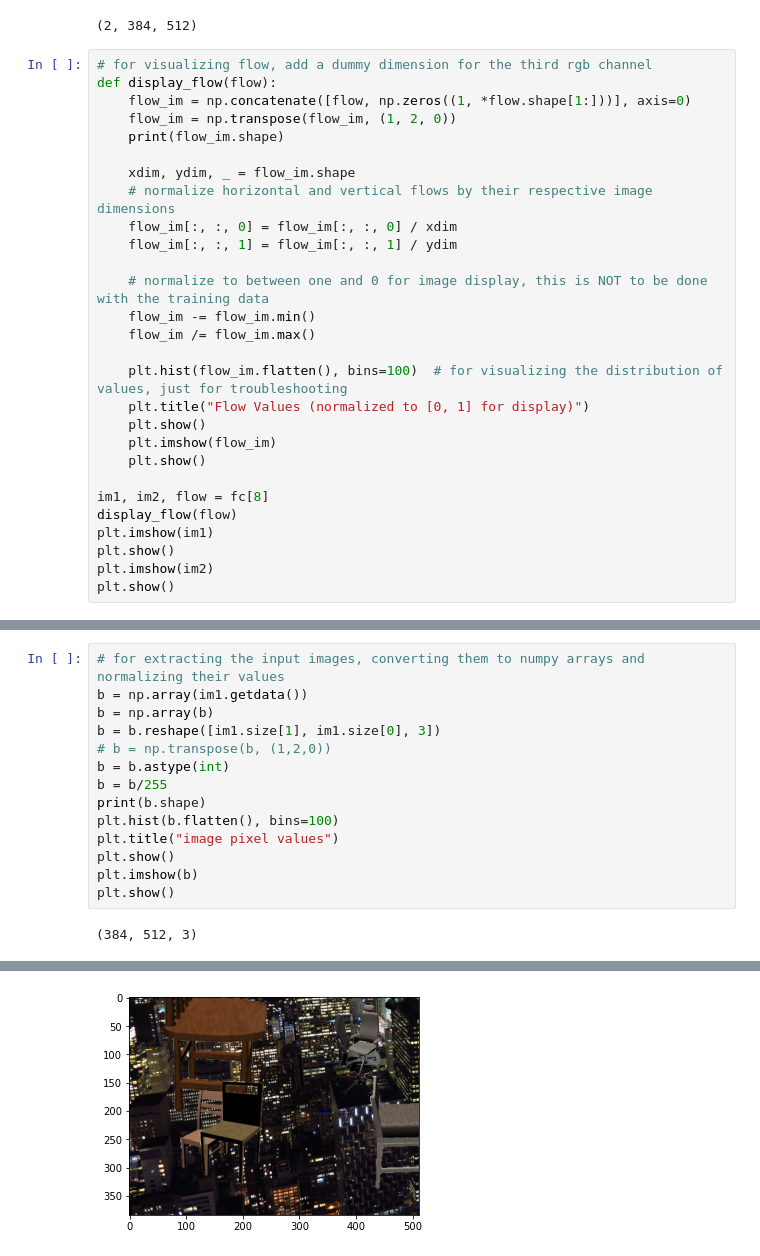
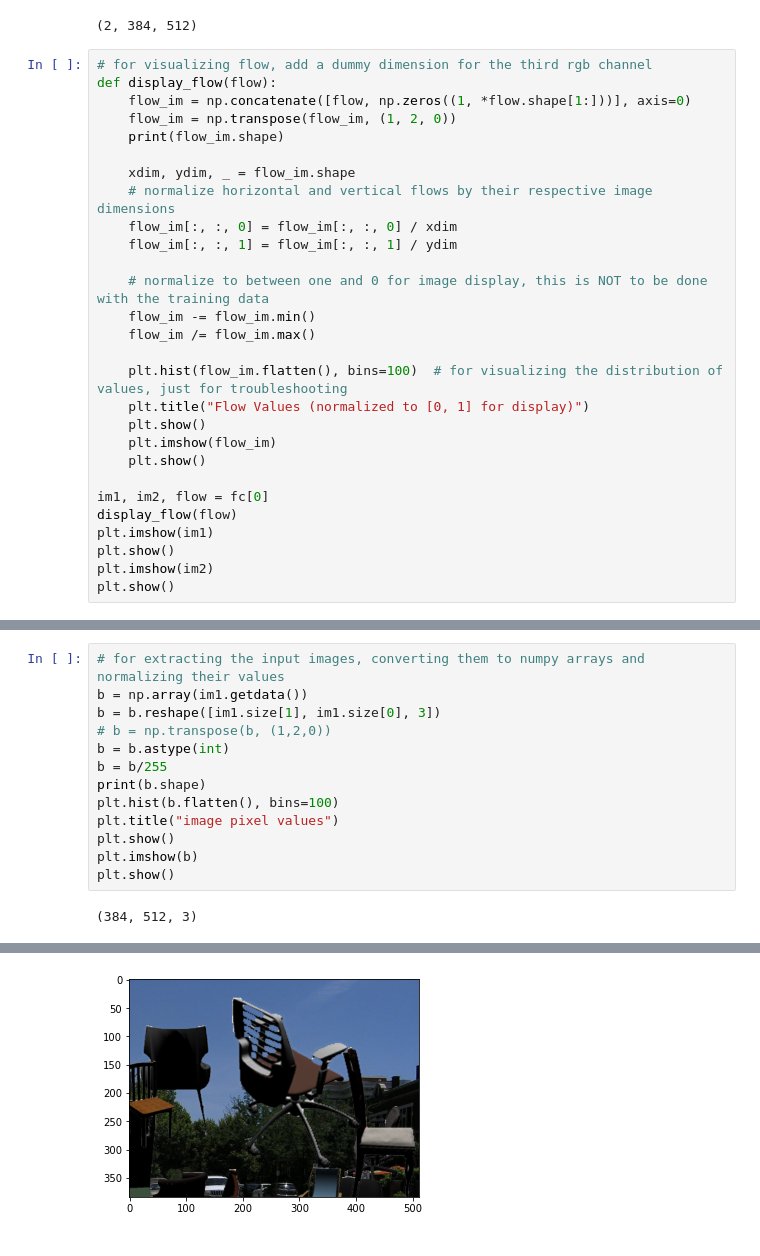
Before and after one commit to alexander-paskal/flowbots, a Jupyter notebook: flying_chairs_dataset.ipynb, the cells around one changed output, grey strips where cells are left out. Saved outputs shown, nothing was run; the diff lists cells and outputs as text.

```diff
--- a/flying_chairs_dataset.ipynb
+++ b/flying_chairs_dataset.ipynb
@@ -56,7 +56,7 @@ def display_flow(flow):
     plt.imshow(flow_im)
     plt.show()
 
-im1, im2, flow = fc[8]
+im1, im2, flow = fc[0]
 display_flow(flow)
 plt.imshow(im1)
 plt.show()
@@ -71,7 +71,6 @@ plt.show()
 # %%
 # for extracting the input images, converting them to numpy arrays and normalizing their values
 b = np.array(im1.getdata())
-b = np.array(b)
 b = b.reshape([im1.size[1], im1.size[0], 3])
 # b = np.transpose(b, (1,2,0))
 b = b.astype(int)
@@ -88 +87 @@ plt.show()
-[figure, old version]
+[figure, new version]
```
Also changed, not shown: parts of 5 cells of this notebook.
